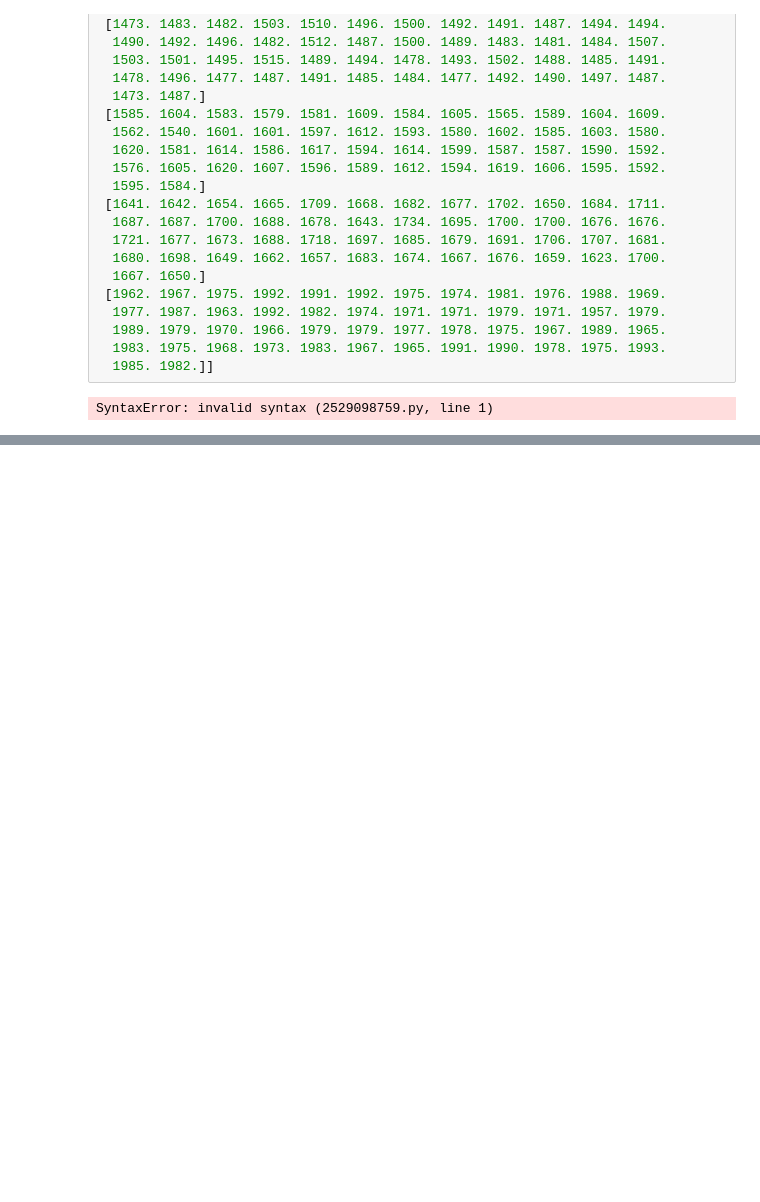
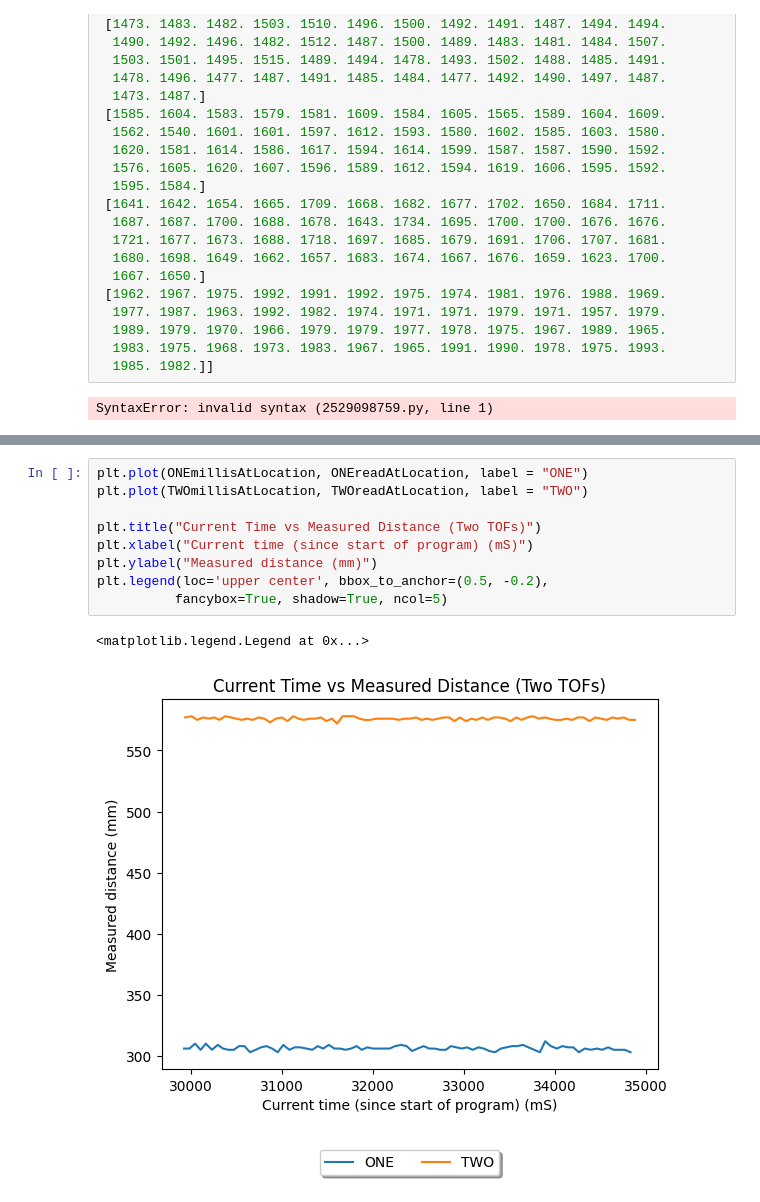
Before and after one commit to Kumagi360/Fast_Robots_Portfolio, a Jupyter notebook: lab3_v2/ble_python/demo.ipynb, the cells around one changed output, grey strips where cells are left out. Cells and saved outputs as stored; diff of their text form; blank space fills up the shorter version.

```diff
--- a/lab3_v2/ble_python/demo.ipynb
+++ b/lab3_v2/ble_python/demo.ipynb
@@ -345,0 +619,12 @@ SyntaxError: invalid syntax (2529098759.py, line 1)
+# %%
+plt.plot(ONEmillisAtLocation, ONEreadAtLocation, label = "ONE")
+plt.plot(TWOmillisAtLocation, TWOreadAtLocation, label = "TWO")
+
+plt.title("Current Time vs Measured Distance (Two TOFs)")
+plt.xlabel("Current time (since start of program) (mS)")
+plt.ylabel("Measured distance (mm)")
+plt.legend(loc='upper center', bbox_to_anchor=(0.5, -0.2),
+          fancybox=True, shadow=True, ncol=5)
+# %% [output]
+<matplotlib.legend.Legend at 0x...>
+[figure, added]
```
Also changed, not shown: parts of 18 cells of this notebook, 35 other files.
